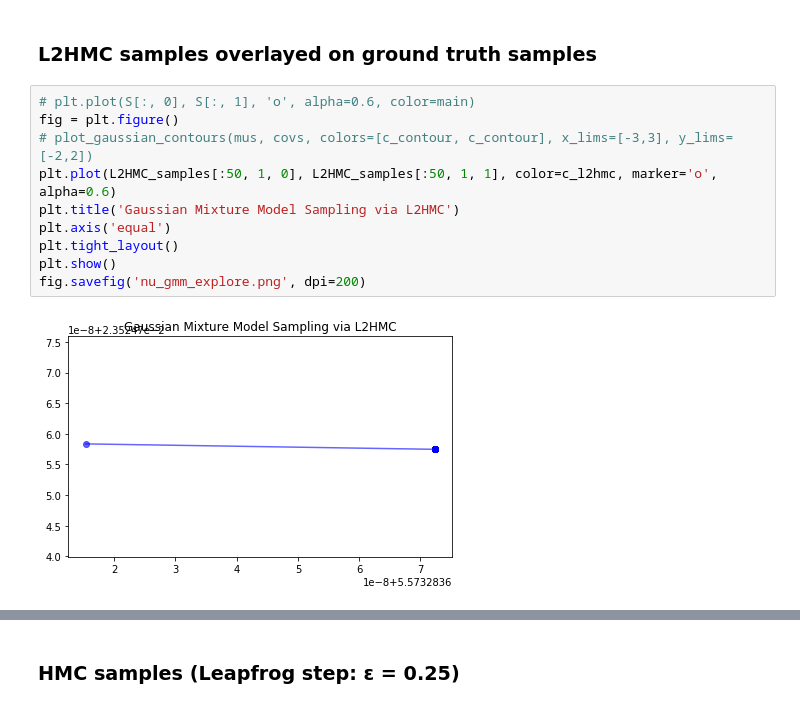
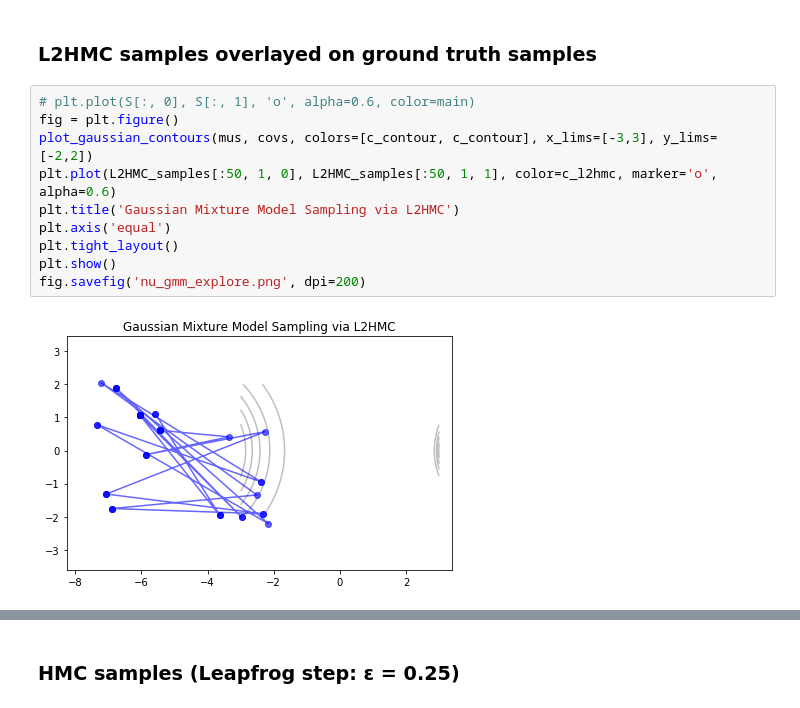
Before and after one commit to joeylitalien/l2hmc, a Jupyter notebook: experiments/NonUniformGaussianMixture.ipynb, the cells around one changed output, grey strips where cells are left out. Cells and saved outputs as stored; diff of their text form.

```diff
--- a/experiments/NonUniformGaussianMixture.ipynb
+++ b/experiments/NonUniformGaussianMixture.ipynb
@@ -202,12 +202,12 @@ ESS L2HMC: 4.95e-05 -- ESS HMC: 4.44e-05 -- Ratio: 1.116
 # %%
 # plt.plot(S[:, 0], S[:, 1], 'o', alpha=0.6, color=main)
 fig = plt.figure()
-# plot_gaussian_contours(mus, covs, colors=[c_contour, c_contour], x_lims=[-3,3], y_lims=[-2,2])
+plot_gaussian_contours(mus, covs, colors=[c_contour, c_contour], x_lims=[-3,3], y_lims=[-2,2])
 plt.plot(L2HMC_samples[:50, 1, 0], L2HMC_samples[:50, 1, 1], color=c_l2hmc, marker='o', alpha=0.6)
 plt.title('Gaussian Mixture Model Sampling via L2HMC')
 plt.axis('equal')
 plt.tight_layout()
 plt.show()
 fig.savefig('nu_gmm_explore.png', dpi=200)
 # %% [output]
-[figure, old version]
+[figure, new version]
```
Also changed, not shown: parts of 7 cells of this notebook, 2 other files.
